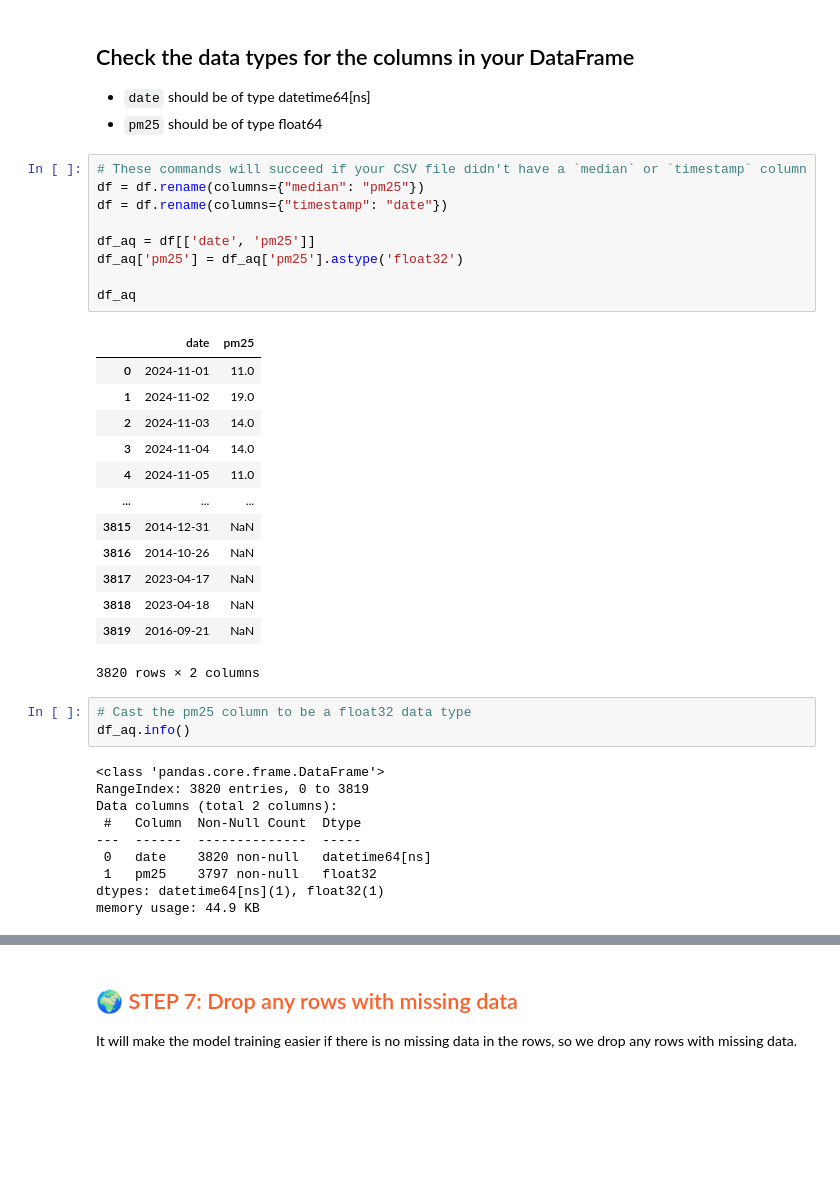
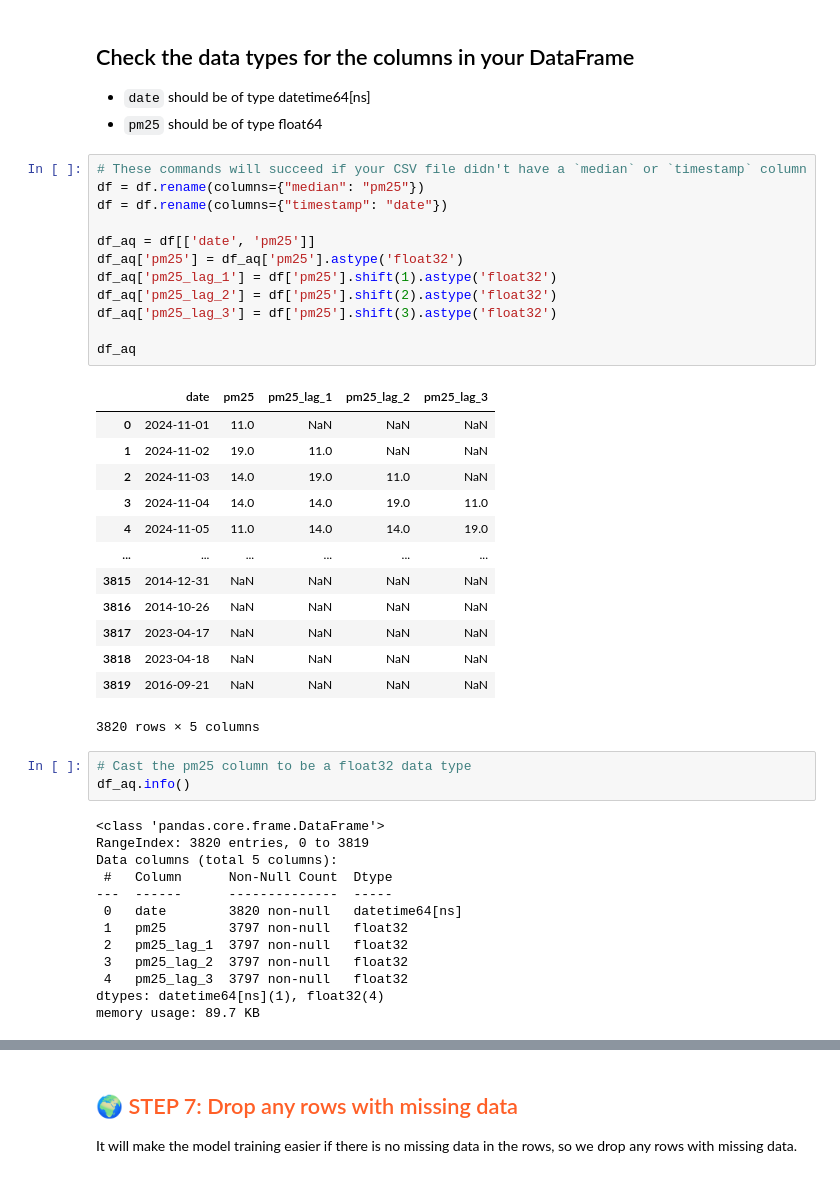
Before and after one commit to featurestorebook/mlfs-book, a Jupyter notebook: notebooks/ch03/1_air_quality_feature_backfill.ipynb, the cells around one changed output, grey strips where cells are left out. Drawn from its saved outputs; the diff is of its cells as text; blank space fills up the shorter version.

```diff
--- a/notebooks/ch03/1_air_quality_feature_backfill.ipynb
+++ b/notebooks/ch03/1_air_quality_feature_backfill.ipynb
@@ -283,36 +274,42 @@ We want to have a DataFrame with 2 columns - `date` and `pm25` after this cell b
 # %%
 # These commands will succeed if your CSV file didn't have a `median` or `timestamp` column
 df = df.rename(columns={"median": "pm25"})
 df = df.rename(columns={"timestamp": "date"})
 
 df_aq = df[['date', 'pm25']]
 df_aq['pm25'] = df_aq['pm25'].astype('float32')
+df_aq['pm25_lag_1'] = df['pm25'].shift(1).astype('float32')
+df_aq['pm25_lag_2'] = df['pm25'].shift(2).astype('float32')
+df_aq['pm25_lag_3'] = df['pm25'].shift(3).astype('float32')
 
 df_aq
 # %% [output]
-|  | date | pm25 |
-| 0 | 2024-11-01 | 11.0 |
-| 1 | 2024-11-02 | 19.0 |
-| 2 | 2024-11-03 | 14.0 |
-| 3 | 2024-11-04 | 14.0 |
-| 4 | 2024-11-05 | 11.0 |
-| ... | ... | ... |
-| 3815 | 2014-12-31 | NaN |
-| 3816 | 2014-10-26 | NaN |
-| 3817 | 2023-04-17 | NaN |
-| 3818 | 2023-04-18 | NaN |
-| 3819 | 2016-09-21 | NaN |
+|  | date | pm25 | pm25_lag_1 | pm25_lag_2 | pm25_lag_3 |
+| 0 | 2024-11-01 | 11.0 | NaN | NaN | NaN |
+| 1 | 2024-11-02 | 19.0 | 11.0 | NaN | NaN |
+| 2 | 2024-11-03 | 14.0 | 19.0 | 11.0 | NaN |
+| 3 | 2024-11-04 | 14.0 | 14.0 | 19.0 | 11.0 |
+| 4 | 2024-11-05 | 11.0 | 14.0 | 14.0 | 19.0 |
+| ... | ... | ... | ... | ... | ... |
+| 3815 | 2014-12-31 | NaN | NaN | NaN | NaN |
+| 3816 | 2014-10-26 | NaN | NaN | NaN | NaN |
+| 3817 | 2023-04-17 | NaN | NaN | NaN | NaN |
+| 3818 | 2023-04-18 | NaN | NaN | NaN | NaN |
+| 3819 | 2016-09-21 | NaN | NaN | NaN | NaN |
-3820 rows × 2 columns
+3820 rows × 5 columns
 # %%
 # Cast the pm25 column to be a float32 data type
 df_aq.info()
 # %% [output]
 <class 'pandas.core.frame.DataFrame'>
 RangeIndex: 3820 entries, 0 to 3819
-Data columns (total 2 columns):
- #   Column  Non-Null Count  Dtype
----  ------  --------------  -----
- 0   date    3820 non-null   datetime64[ns]
- 1   pm25    3797 non-null   float32
-dtypes: datetime64[ns](1), float32(1)
-memory usage: 44.9 KB
+Data columns (total 5 columns):
+ #   Column      Non-Null Count  Dtype
+---  ------      --------------  -----
+ 0   date        3820 non-null   datetime64[ns]
+ 1   pm25        3797 non-null   float32
+ 2   pm25_lag_1  3797 non-null   float32
+ 3   pm25_lag_2  3797 non-null   float32
+ 4   pm25_lag_3  3797 non-null   float32
+dtypes: datetime64[ns](1), float32(4)
+memory usage: 89.7 KB
```
Also changed, not shown: parts of 14 cells of this notebook, 4 other files.
